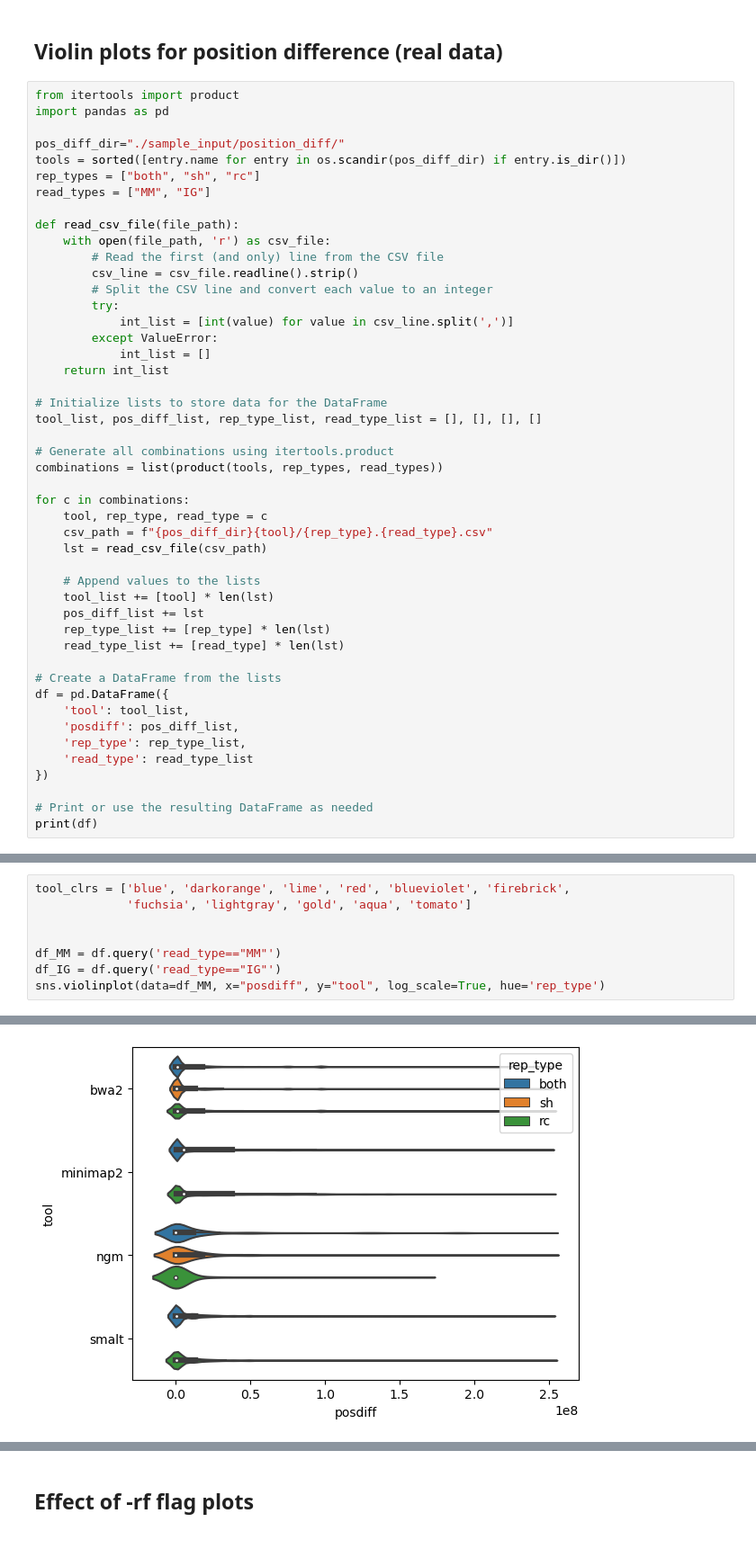
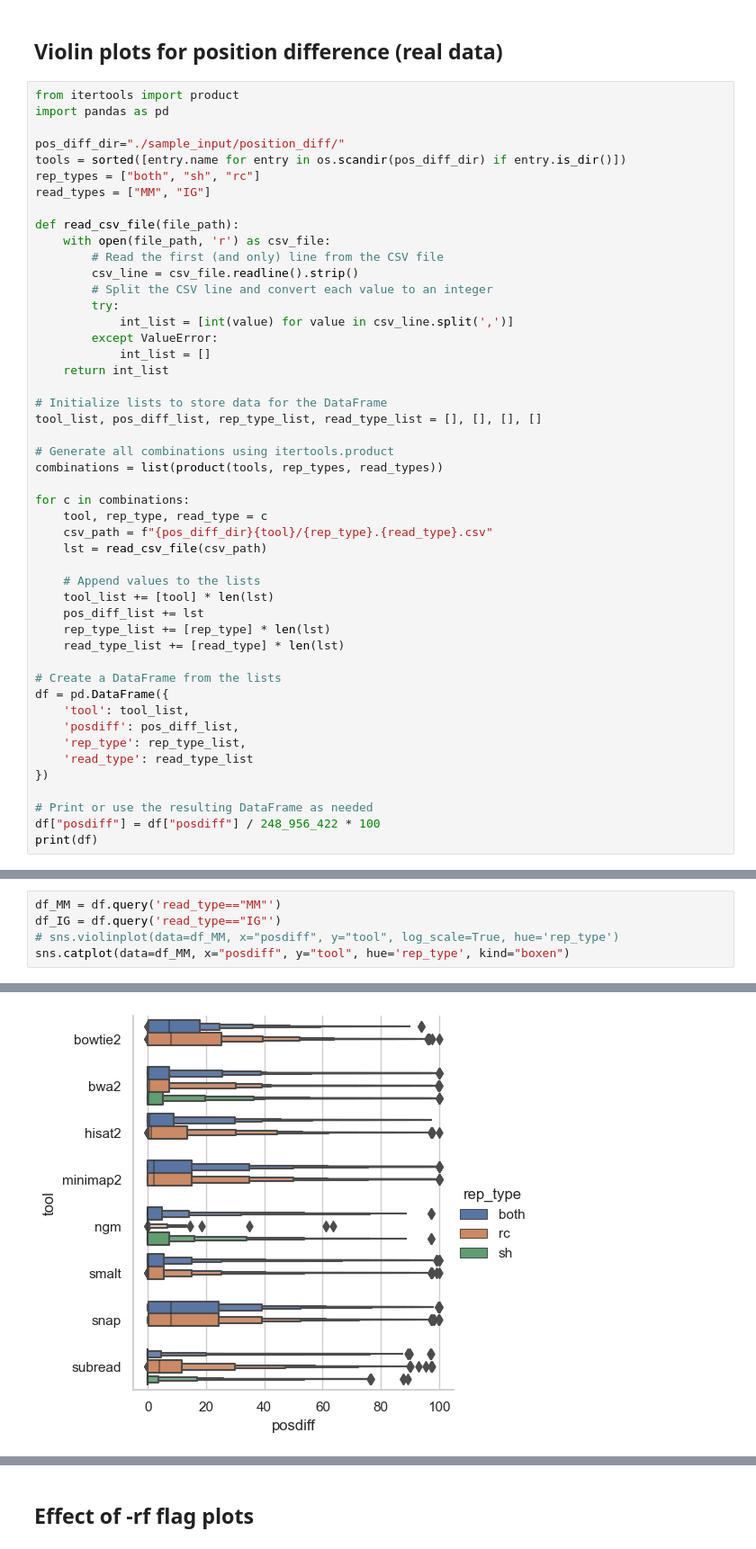
Before and after one commit to cbg-ethz/GenoRepro, a Jupyter notebook: notebooks/reproducibility_assessment.ipynb, the cells around one changed output, grey strips where cells are left out. Shown at 90% size. Drawn from its saved outputs; the diff is of its cells as text.

```diff
--- a/notebooks/reproducibility_assessment.ipynb
+++ b/notebooks/reproducibility_assessment.ipynb
@@ -492,5 +472,6 @@ df = pd.DataFrame({
 })
 
 # Print or use the resulting DataFrame as needed
+df["posdiff"] = df["posdiff"] / 248_956_422 * 100
 print(df)
 # %% [output]
@@ -511,9 +492,6 @@ print(df)
 # %%
-tool_clrs = ['blue', 'darkorange', 'lime', 'red', 'blueviolet', 'firebrick',
-             'fuchsia', 'lightgray', 'gold', 'aqua', 'tomato']
-
-
 df_MM = df.query('read_type=="MM"')
 df_IG = df.query('read_type=="IG"')
-sns.violinplot(data=df_MM, x="posdiff", y="tool", log_scale=True, hue='rep_type')
+# sns.violinplot(data=df_MM, x="posdiff", y="tool", log_scale=True, hue='rep_type')
+sns.catplot(data=df_MM, x="posdiff", y="tool", hue='rep_type', kind="boxen")
 # %% [output]
@@ -521,2 +499,2 @@ sns.violinplot(data=df_MM, x="posdiff", y="tool", log_scale=True, hue='rep_type'
-[figure, old version]
+[figure, new version]
 # %%
```
Also changed, not shown: parts of 14 cells of this notebook, 51 other files.
